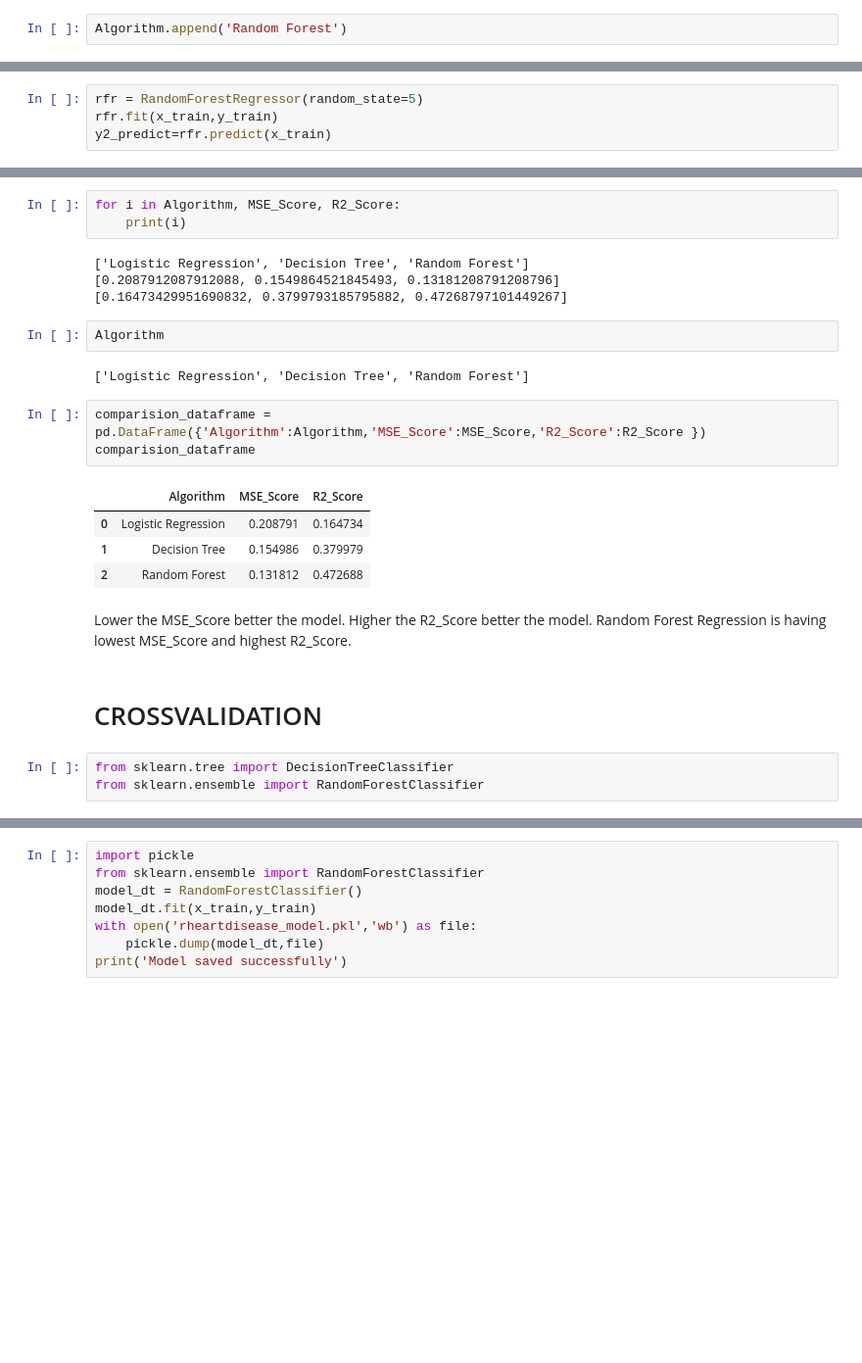
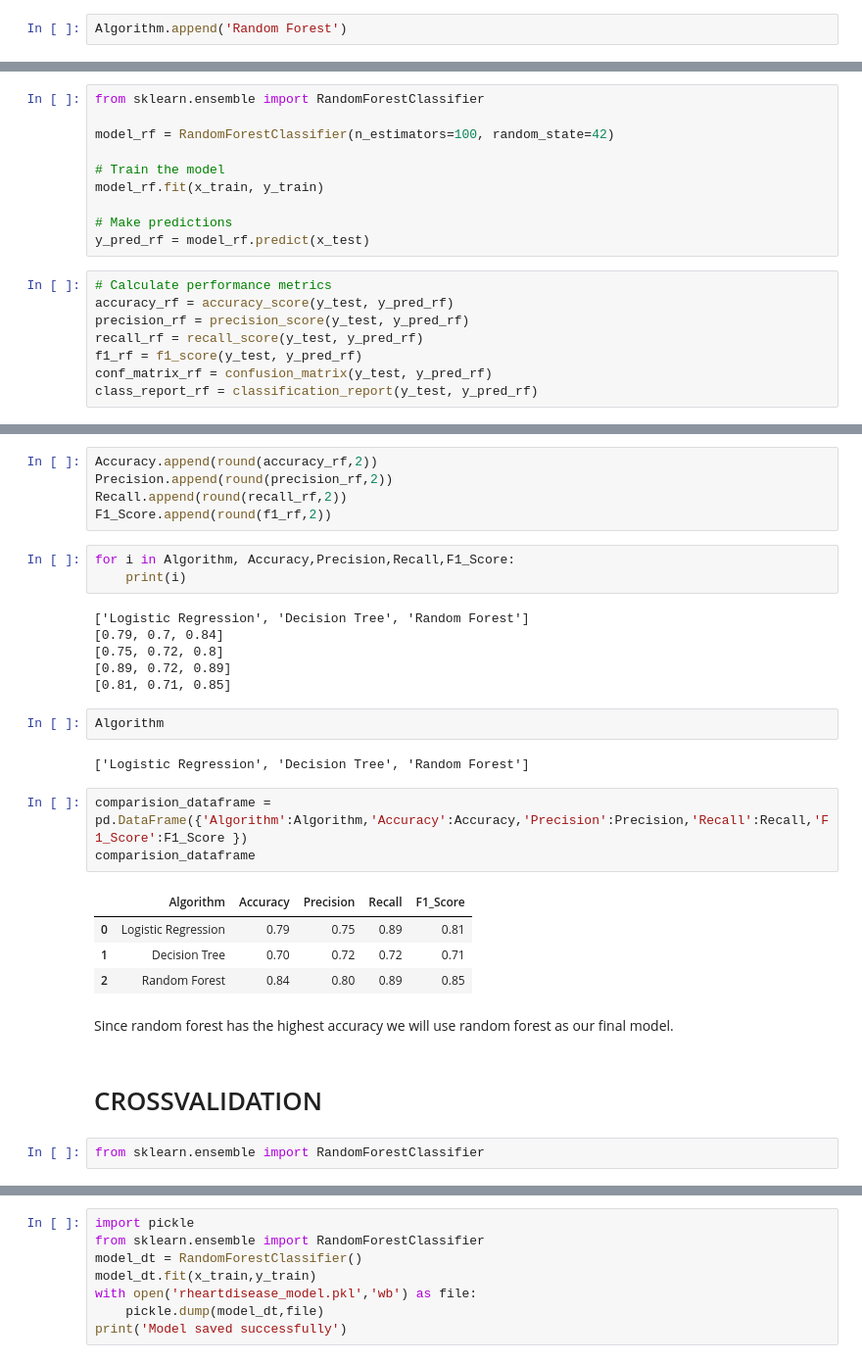
Before and after one commit to Anchal-Singh01/HeartDiseasePrediction, a Jupyter notebook: heartdisease.ipynb, the cells around one changed output, grey strips where cells are left out. Shown at 98% size. Saved outputs shown, nothing was run; the diff lists cells and outputs as text; blank space fills up the shorter version.

```diff
--- a/heartdisease.ipynb
+++ b/heartdisease.ipynb
@@ -327,4 +412,0 @@ from sklearn.ensemble import RandomForestRegressor
-# %%
-rfr = RandomForestRegressor(random_state=5)
-rfr.fit(x_train,y_train)
-y2_predict=rfr.predict(x_train)
@@ -343,0 +413,18 @@ R2_Score.append(r2_score(y_test, y2_testpredict))
+# %%
+from sklearn.ensemble import RandomForestClassifier
+
+model_rf = RandomForestClassifier(n_estimators=100, random_state=42)
+
+# Train the model
+model_rf.fit(x_train, y_train)
+
+# Make predictions
+y_pred_rf = model_rf.predict(x_test)
+# %%
+# Calculate performance metrics
+accuracy_rf = accuracy_score(y_test, y_pred_rf)
+precision_rf = precision_score(y_test, y_pred_rf)
+recall_rf = recall_score(y_test, y_pred_rf)
+f1_rf = f1_score(y_test, y_pred_rf)
+conf_matrix_rf = confusion_matrix(y_test, y_pred_rf)
+class_report_rf = classification_report(y_test, y_pred_rf)
@@ -344,30 +457,34 @@ R2_Score.append(r2_score(y_test, y2_testpredict))
+# %%
+Accuracy.append(round(accuracy_rf,2))
+Precision.append(round(precision_rf,2))
+Recall.append(round(recall_rf,2))
+F1_Score.append(round(f1_rf,2))
 # %%
-for i in Algorithm, MSE_Score, R2_Score:
+for i in Algorithm, Accuracy,Precision,Recall,F1_Score:
     print(i)
 # %% [output]
 ['Logistic Regression', 'Decision Tree', 'Random Forest']
-[0.2087912087912088, 0.1549864521845493, 0.13181208791208796]
-[0.16473429951690832, 0.3799793185795882, 0.47268797101449267]
+[0.79, 0.7, 0.84]
+[0.75, 0.72, 0.8]
+[0.89, 0.72, 0.89]
+[0.81, 0.71, 0.85]
 # %%
 Algorithm
 # %% [output]
 ['Logistic Regression', 'Decision Tree', 'Random Forest']
 # %%
-comparision_dataframe = pd.DataFrame({'Algorithm':Algorithm,'MSE_Score':MSE_Score,'R2_Score':R2_Score })
+comparision_dataframe = pd.DataFrame({'Algorithm':Algorithm,'Accuracy':Accuracy,'Precision':Precision,'Recall':Recall,'F1_Score':F1_Score })
 comparision_dataframe
 # %% [output]
-|  | Algorithm | MSE_Score | R2_Score |
-| 0 | Logistic Regression | 0.208791 | 0.164734 |
-| 1 | Decision Tree | 0.154986 | 0.379979 |
-| 2 | Random Forest | 0.131812 | 0.472688 |
+|  | Algorithm | Accuracy | Precision | Recall | F1_Score |
+| 0 | Logistic Regression | 0.79 | 0.75 | 0.89 | 0.81 |
+| 1 | Decision Tree | 0.70 | 0.72 | 0.72 | 0.71 |
+| 2 | Random Forest | 0.84 | 0.80 | 0.89 | 0.85 |
 # %% [markdown]
-Lower the MSE_Score better the model.
-Higher the R2_Score better the model.
-Random Forest Regression is having lowest MSE_Score and highest R2_Score.
+Since random forest has the highest accuracy we will use random forest as our final model.
 # %% [markdown]
 # CROSSVALIDATION
 # %%
-from sklearn.tree import DecisionTreeClassifier
 from sklearn.ensemble import RandomForestClassifier
 # %%
 from sklearn.model_selection import ShuffleSplit, cross_val_score
```
Also changed, not shown: parts of 38 cells of this notebook.
